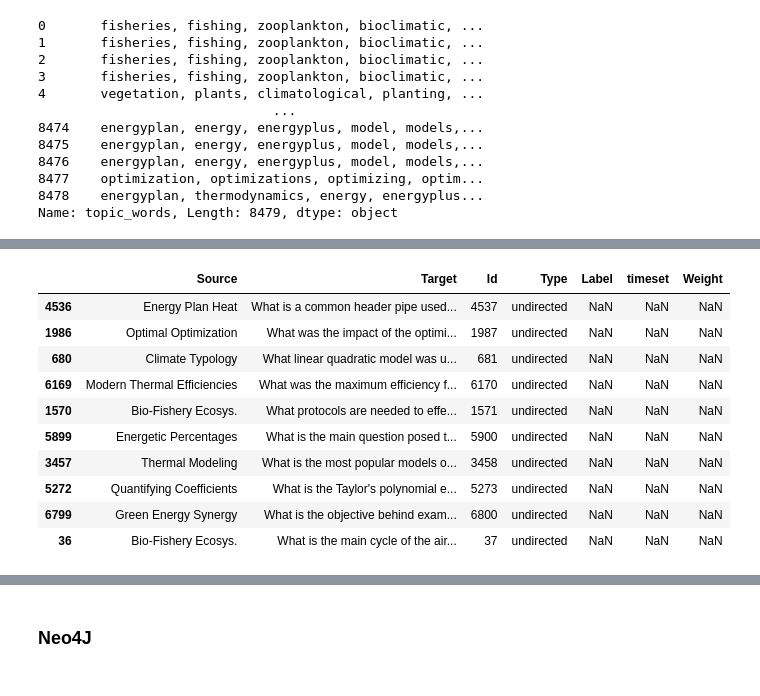
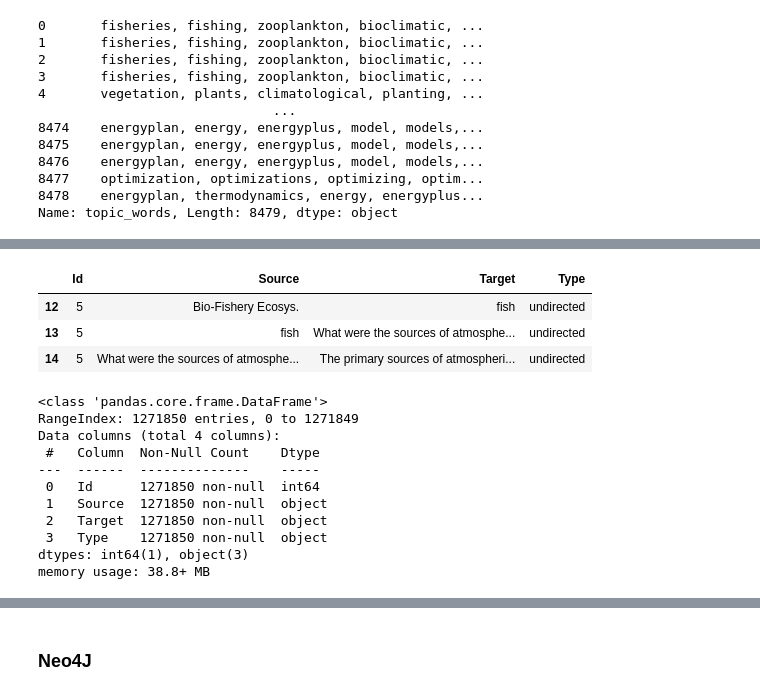
Before and after one commit to TiiQu-Network/graph-visualisation-experiments, a Jupyter notebook: notebook_v1.ipynb, the cells around one changed output, grey strips where cells are left out. Cells and saved outputs as stored; diff of their text form; code cells hidden in the pictures.

```diff
--- a/notebook_v1.ipynb
+++ b/notebook_v1.ipynb
@@ -155,7 +155,7 @@ df['topic_words']
 8478    energyplan, thermodynamics, energy, energyplus...
 Name: topic_words, Length: 8479, dtype: object
 # %%
-columns = ['Source', 'Target', 'Id', 'Type', 'Label', 'timeset', 'Weight']
+columns = ['Id', 'Source', 'Target', 'Type']
 
 # List to store the rows
 rows = []
@@ -167,12 +167,17 @@ for _, row in df.iterrows():
     topic_words = row['topic_words'].split(', ')
 
     for word in topic_words:
-        rows.append({'Id': id, 'Source': topic, 'Target': word})
+        # Relation between topic and sub-topic
+        rows.append({'Id': id, 'Source': topic, 'Target': word, 'Type': "undirected"})
         id += 1
 
-    # Add question-answer pair as source-target pair
-    rows.append({'Id': id, 'Source': row['Question'], 'Target': row['Answer']})
-    id += 1
+        # Relation between sub-topic and question
+        rows.append({'Id': id, 'Source': word, 'Target': row['Question'], 'Type': "undirected"})
+        id += 1
+
+        # Relation between question and answer
+        rows.append({'Id': id, 'Source': row['Question'], 'Target': row['Answer'], 'Type': "undirected"})
+        id += 1
 
 # Create the new DataFrame from the list of dictionaries
-df_new = pd.DataFrame(data=rows, columns=columns)
+df_edges = pd.DataFrame(data=rows, columns=columns)
@@ -214,20 +183,0 @@ Name: topic_name, Length: 72, dtype: int64
-# %%
-columns = ['Source', 'Target', 'Id', 'Type', 'Label', 'timeset', 'Weight']
-df_new = pd.DataFrame(columns=columns)
-df_new['Source'] = df['topic_name']
-df_new['Target'] = df['Question']
-df_new['Id'] = range(1, len(df)+1)
-df_new['Type'] = 'undirected'
-df_new.sample(10)
-# %% [output]
-|  | Source | Target | Id | Type | Label | timeset | Weight |
-| 4536 | Energy Plan Heat | What is a common header pipe used... | 4537 | undirected | NaN | NaN | NaN |
-| 1986 | Optimal Optimization | What was the impact of the optimi... | 1987 | undirected | NaN | NaN | NaN |
-| 680 | Climate Typology | What linear quadratic model was u... | 681 | undirected | NaN | NaN | NaN |
-| 6169 | Modern Thermal Efficiencies | What was the maximum efficiency f... | 6170 | undirected | NaN | NaN | NaN |
-| 1570 | Bio-Fishery Ecosys. | What protocols are needed to effe... | 1571 | undirected | NaN | NaN | NaN |
-| 5899 | Energetic Percentages | What is the main question posed t... | 5900 | undirected | NaN | NaN | NaN |
-| 3457 | Thermal Modeling | What is the most popular models o... | 3458 | undirected | NaN | NaN | NaN |
-| 5272 | Quantifying Coefficients | What is the Taylor's polynomial e... | 5273 | undirected | NaN | NaN | NaN |
-| 6799 | Green Energy Synergy | What is the objective behind exam... | 6800 | undirected | NaN | NaN | NaN |
-| 36 | Bio-Fishery Ecosys. | What is the main cycle of the air... | 37 | undirected | NaN | NaN | NaN |
@@ -235,0 +184,7 @@ df_new.to_csv('gephi_edges.csv', index=False)
+# %%
+df_edges[df_edges['Id'] == 5]
+# %% [output]
+|  | Id | Source | Target | Type |
+| 12 | 5 | Bio-Fishery Ecosys. | fish | undirected |
+| 13 | 5 | fish | What were the sources of atmosphe... | undirected |
+| 14 | 5 | What were the sources of atmosphe... | The primary sources of atmospheri... | undirected |
@@ -235,0 +200,14 @@ df_new.to_csv('gephi_edges.csv', index=False)
+# %%
+df_edges.info()
+# %% [output]
+<class 'pandas.core.frame.DataFrame'>
+RangeIndex: 1271850 entries, 0 to 1271849
+Data columns (total 4 columns):
+ #   Column  Non-Null Count    Dtype
+---  ------  --------------    -----
+ 0   Id      1271850 non-null  int64
+ 1   Source  1271850 non-null  object
+ 2   Target  1271850 non-null  object
+ 3   Type    1271850 non-null  object
+dtypes: int64(1), object(3)
+memory usage: 38.8+ MB
```
Also changed, not shown: parts of 6 cells of this notebook.
